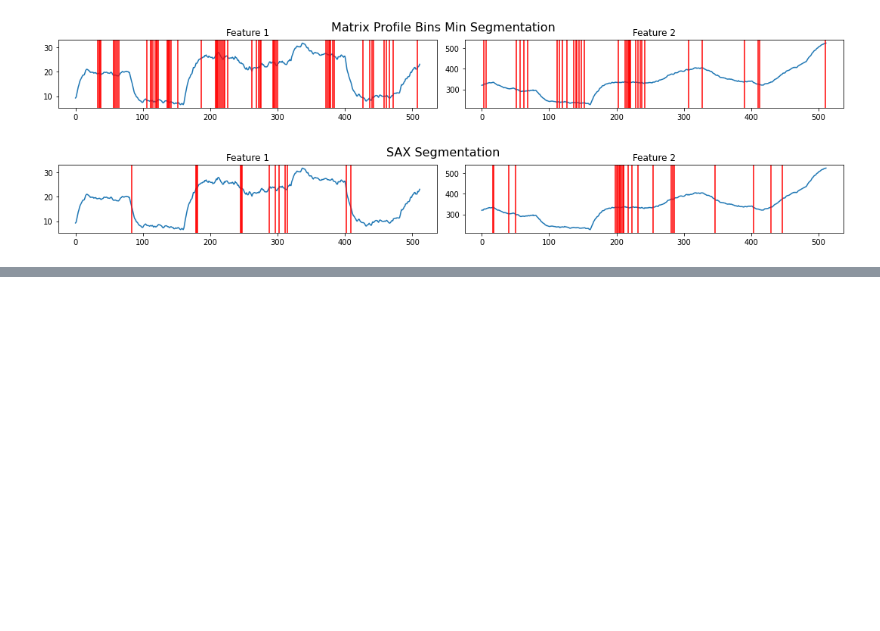
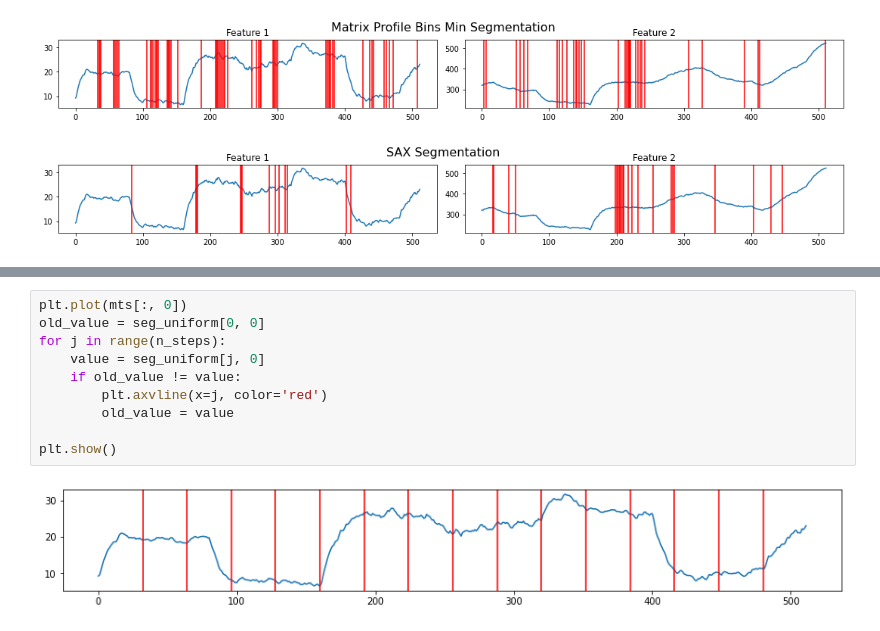
Before and after one commit to dbvis-ukon/ts-mule, a Jupyter notebook: examples/segmentation-in-comparison.ipynb, the cells around one changed output, grey strips where cells are left out. Cells and saved outputs as stored; diff of their text form; blank space fills up the shorter version.

```diff
--- a/examples/segmentation-in-comparison.ipynb
+++ b/examples/segmentation-in-comparison.ipynb
@@ -336,0 +363,12 @@ plt.show()
+# %%
+plt.plot(mts[:, 0])
+old_value = seg_uniform[0, 0]
+for j in range(n_steps):
+    value = seg_uniform[j, 0]
+    if old_value != value:
+        plt.axvline(x=j, color='red')
+        old_value = value
+
+plt.show()
+# %% [output]
+[figure, added]
```
Also changed, not shown: parts of 4 cells of this notebook, 17 other files.
